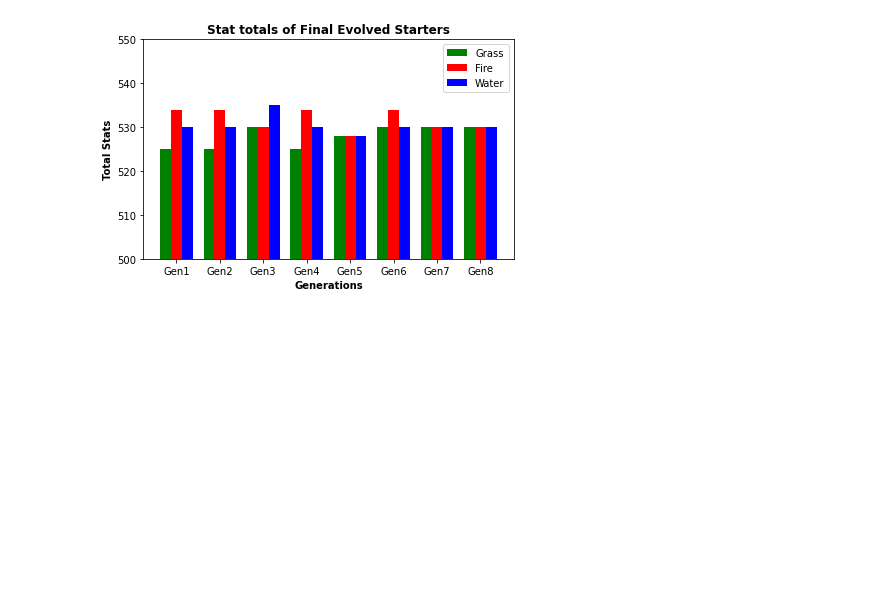
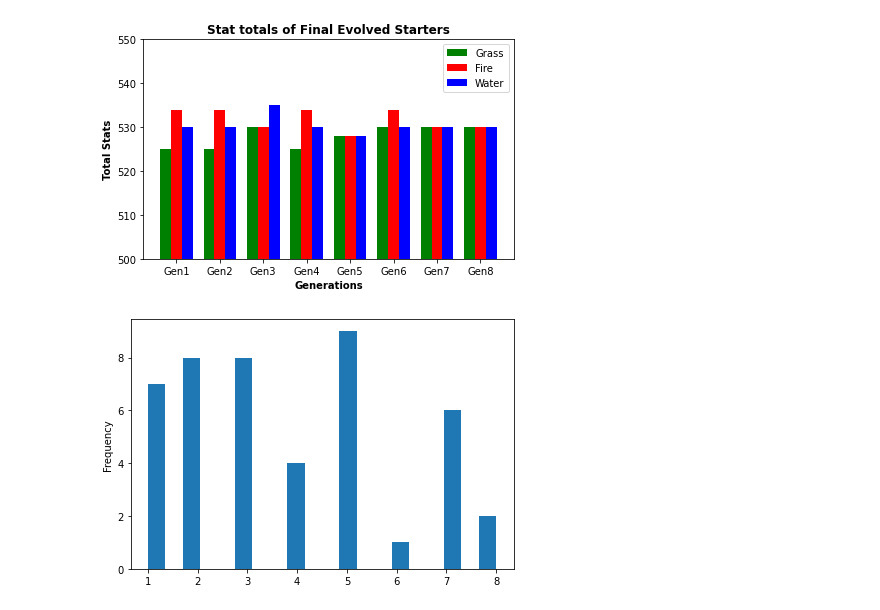
Before and after one commit to Bcliffwm/PokeBase, a Jupyter notebook: PokemonDataBaseV3.ipynb, the cells around one changed output. Cells and saved outputs as stored; diff of their text form; code cells hidden in the pictures; blank space fills up the shorter version.

```diff
--- a/PokemonDataBaseV3.ipynb
+++ b/PokemonDataBaseV3.ipynb
@@ -108,3 +129,9 @@ plt.tight_layout()
 plt.show()
 # %% [output]
 [figure]
+# %%
+FinalBug.Generation.plot(kind='hist', bins=20)
+plt.tight_layout()
+plt.show()
+# %% [output]
+[figure, added]
```
Also changed, not shown: parts of 11 cells of this notebook, 1 other file.
